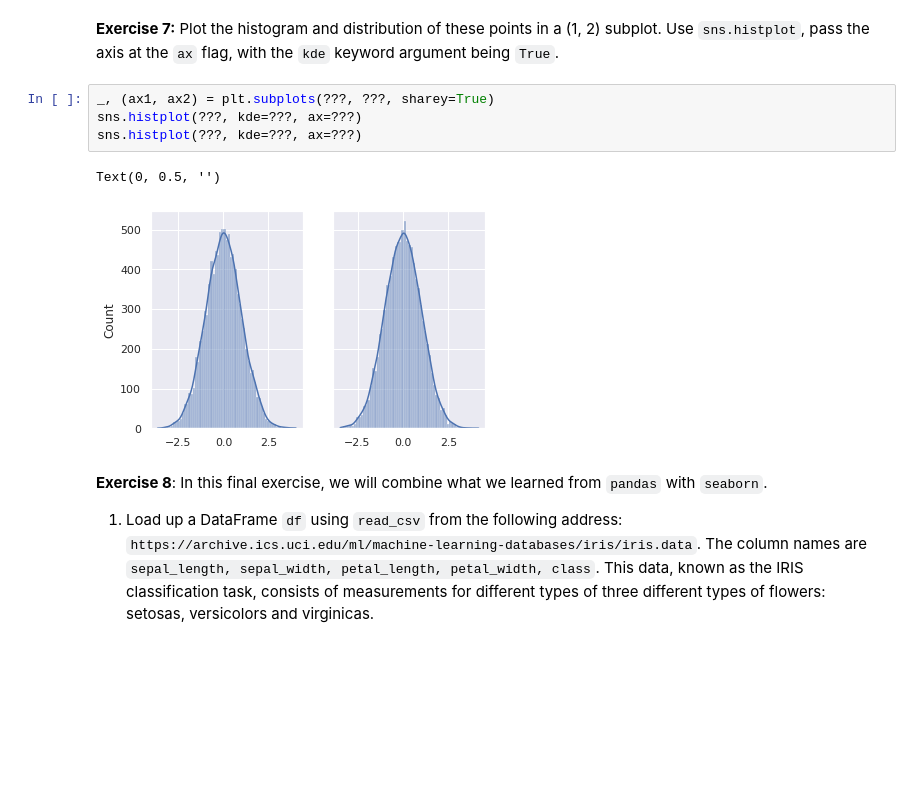
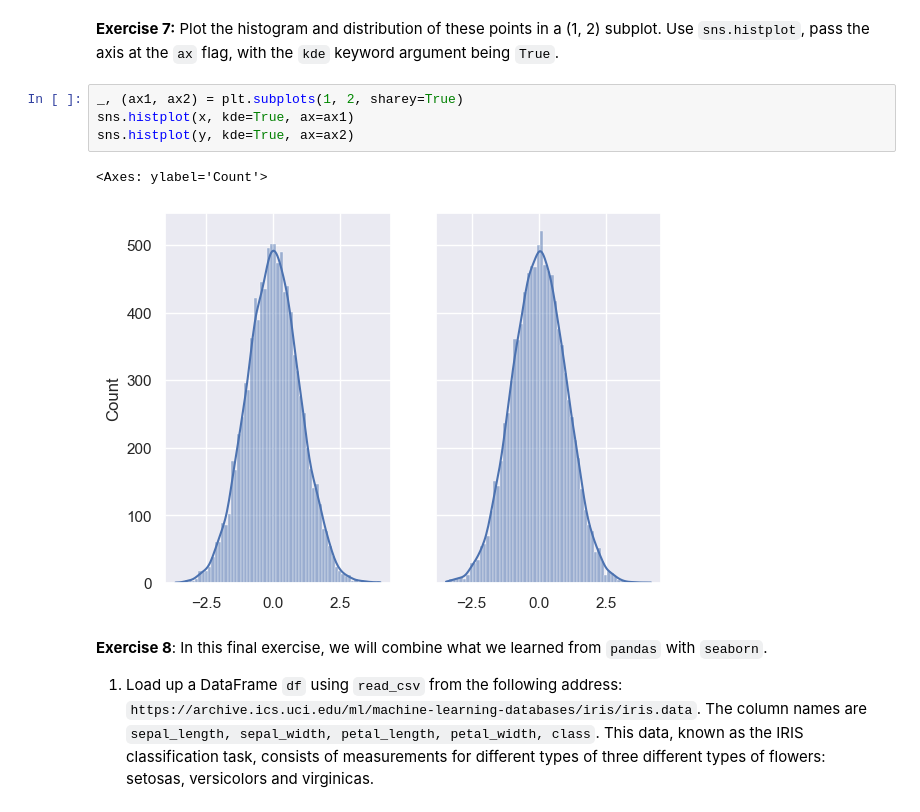
Before and after one commit to Tietgen-ITU/applied-artificial-intelligence, a Jupyter notebook: exercises/lecture-01/Plotting_exercises_w_matplotlib_and_seaborn.ipynb, the cells around one changed output. Drawn from its saved outputs; the diff is of its cells as text; blank space fills up the shorter version.

Commit message:
Add solution to the plotting exercise

```diff
--- a/exercises/lecture-01/Plotting_exercises_w_matplotlib_and_seaborn.ipynb
+++ b/exercises/lecture-01/Plotting_exercises_w_matplotlib_and_seaborn.ipynb
@@ -70,12 +112,12 @@ y = np.random.normal(0, 1, size=(10000,))
 # %% [markdown]
 **Exercise 7:** Plot the histogram and distribution of these points in a (1, 2) subplot. Use `sns.histplot`, pass the axis at the `ax` flag, with the `kde` keyword argument being `True`.
 # %%
-_, (ax1, ax2) = plt.subplots(???, ???, sharey=True)
-sns.histplot(???, kde=???, ax=???)
-sns.histplot(???, kde=???, ax=???)
+_, (ax1, ax2) = plt.subplots(1, 2, sharey=True)
+sns.histplot(x, kde=True, ax=ax1)
+sns.histplot(y, kde=True, ax=ax2)
 # %% [output]
-Text(0, 0.5, '')
+<Axes: ylabel='Count'>
-[figure, old version]
+[figure, new version]
 # %% [markdown]
 **Exercise 8**: In this final exercise, we will combine what we learned from `pandas` with `seaborn`.
 
```
Also changed, not shown: parts of 11 cells of this notebook.
